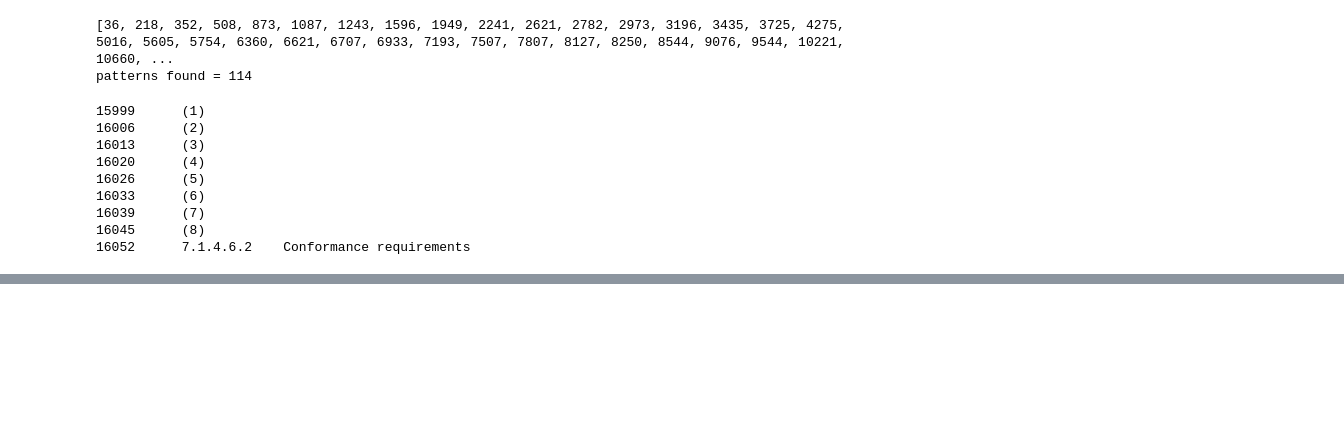
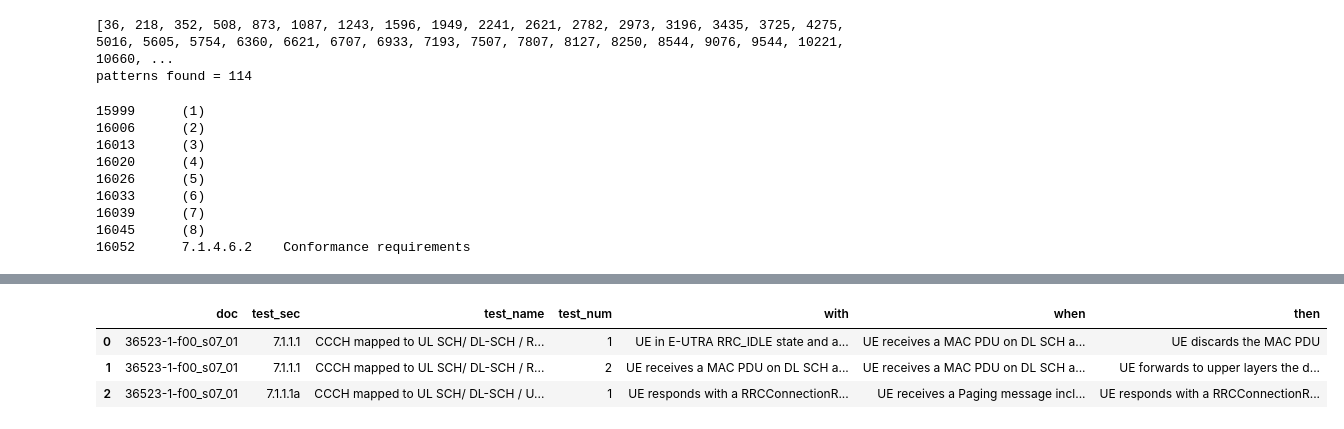
Before and after one commit to ftk1000/5G, a Jupyter notebook: parse_3gpp_v2b.ipynb, the cells around one changed output, grey strips where cells are left out. Cells and saved outputs as stored; diff of their text form; code cells hidden in the pictures; blank space fills up the shorter version.

```diff
--- a/parse_3gpp_v2b.ipynb
+++ b/parse_3gpp_v2b.ipynb
@@ -101,31 +85,22 @@ downloaded.GetContentFile('36523-1-f00_s07_01.txt')
+# %%
+# !more RespondentTypeREADME.txt
+wd = './'
+file_name = wd+'36523-1-f00_s07_01.txt'
 # %%
 # to deal with non-ascii codes read this
 # https://stackoverflow.com/questions/22216076/unicodedecodeerror-utf8-codec-cant-decode-byte-0xa5-in-position-0-invalid-s
 # import codecs      # f = codecs.open(file_name, "r", encoding= 'unicode_escape')
-file_name = '36523-1-f00_s07_01.txt'
+# file_name = '36523-1-f00_s07_01.txt'
 with open(file=file_name, mode='r', encoding='unicode_escape') as f:
     lines = f.readlines()
 f.close()
-len(lines)
+
+printable = set(string.printable)
+lines2 = [  ''.join(filter(lambda x: x in printable, s)) for s in lines  ]
+assert len(lines2)==len(lines)
+print(len(lines))
 # %% [output]
 102056
-# %%
-import numpy as np
-import pandas as pd
-import string
-import random
-
-wd = 'C:\\Users\\Farid Khafizov\\Downloads\\'
-file_name = '36523-1-f00_s07_01.txt'
-
-with open(file=wd+file_name, mode='r', encoding='unicode_escape') as f:
-    lines = f.readlines()
-f.close()
-print(len(lines))
-#%%
-printable = set(string.printable)
-lines2 = [  ''.join(filter(lambda x: x in printable, s)) for s in lines  ]
-print(len(lines2))
 # %% [markdown]
 # TAKE A LOOK AT DATA
 # %%
@@ -216,9 +191,14 @@ doc_name = file_name.split('.')[0]
 # %%
-#%%  BUILD THE DATA BASE
+d = pd.DataFrame(columns=['doc','test_sec', 'test_name', 'test_num',  'with', 'when', 'then'])
+doc_name = file_name.split('.')[0]
+#d.loc[0] = ['7.1.1.1',  'CCCH mapped to','1', 'with aa', 'when bb', 'then cc']
+
+# BUILD THE DATA BASE
 df_index = 0
-
 for k in range(len(test_idx)-1):
-    ix, ix2 =test_idx[k], test_idx[k+1] # get two test case locations
+    ix=test_idx[k]
+    ix2=test_idx[k+1]
+    #def update_df(ix):
     [sec_num, test_name] = lines[ix-1].strip().split('\t')
     ix_subtests = find_idx_subtests(ix,ix2)
     for p in range(len(ix_subtests)-1):
@@ -237,3 +217,6 @@ for k in range(len(test_idx)-1):
 
         d.loc[df_index] = [doc_name, sec_num,  test_name, p+1, with_kw, when_kw, then_kw]
         df_index += 1
+
+print(d.shape)
+d.head()
@@ -276,0 +316,7 @@ df.head()
+# %%
+d.head(n=3)
+# %% [output]
+|  | doc | test_sec | test_name | test_num | with | when | then |
+| 0 | 36523-1-f00_s07_01 | 7.1.1.1 | CCCH mapped to UL SCH/ DL-SCH / R... | 1 | UE in E-UTRA RRC_IDLE state and a... | UE receives a MAC PDU on DL SCH a... | UE discards the MAC PDU |
+| 1 | 36523-1-f00_s07_01 | 7.1.1.1 | CCCH mapped to UL SCH/ DL-SCH / R... | 2 | UE receives a MAC PDU on DL SCH a... | UE receives a MAC PDU on DL SCH a... | UE forwards to upper layers the d... |
+| 2 | 36523-1-f00_s07_01 | 7.1.1.1a | CCCH mapped to UL SCH/ DL-SCH / U... | 1 | UE responds with a RRCConnectionR... | UE receives a Paging message incl... | UE responds with a RRCConnectionR... |
```
Also changed, not shown: parts of 26 cells of this notebook.
